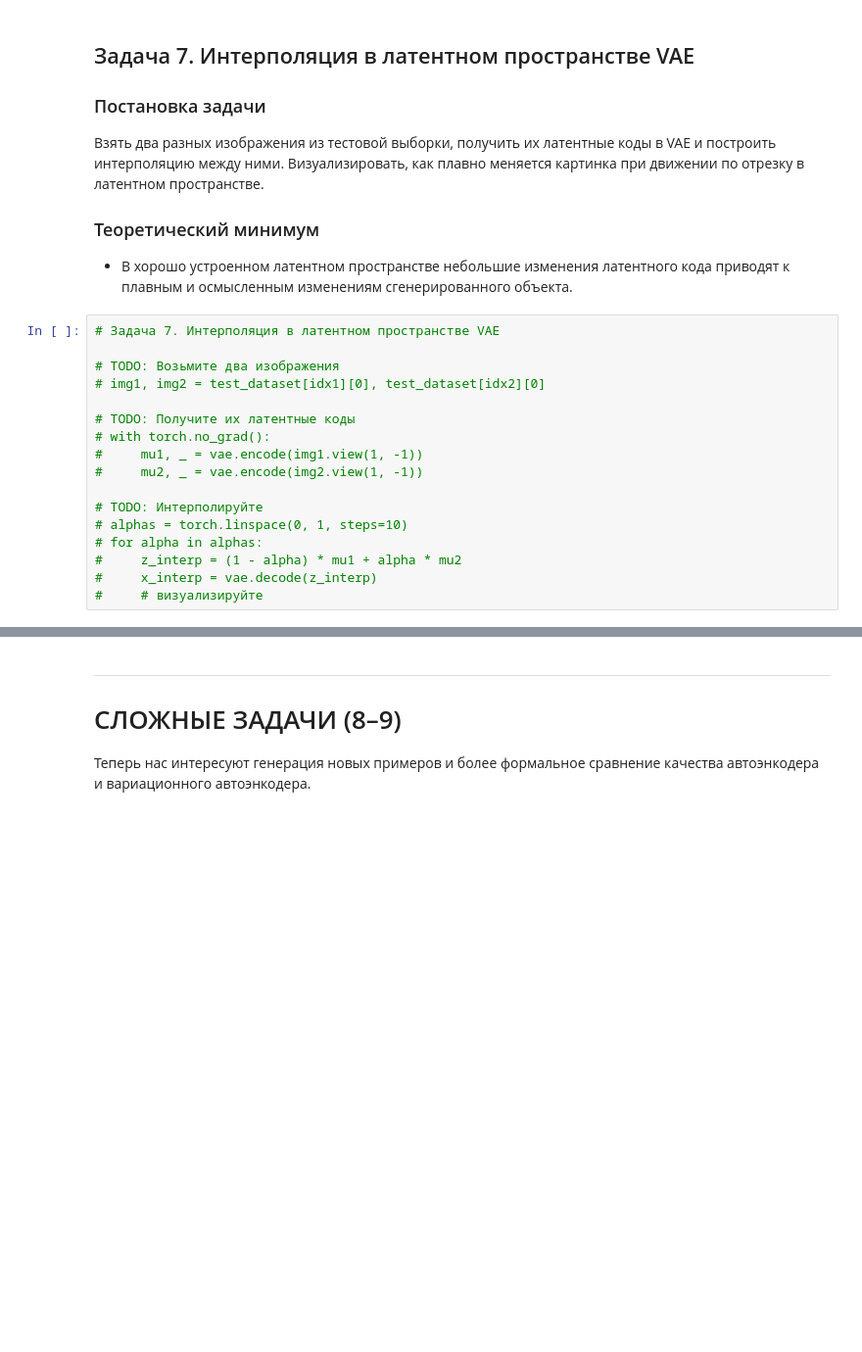
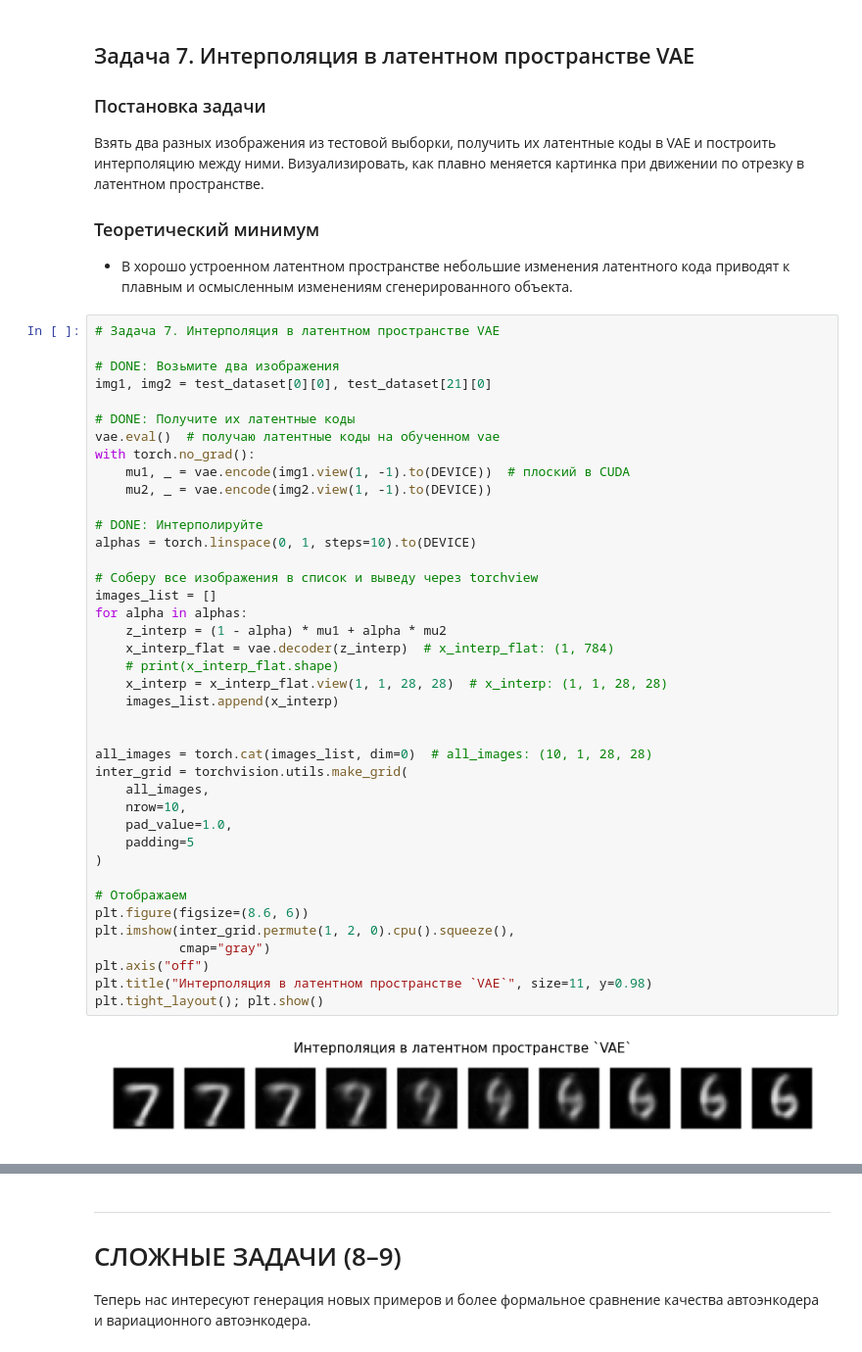
Before and after one commit to EgrSlv/DeepLearning__MIPT, a Jupyter notebook: Hw5_m5_ae_vae__Solovev_Egor.ipynb, the cells around one changed output, grey strips where cells are left out. Shown at 98% size. Drawn from its saved outputs; the diff is of its cells as text; blank space fills up the shorter version.

```diff
--- a/Hw5_m5_ae_vae__Solovev_Egor.ipynb
+++ b/Hw5_m5_ae_vae__Solovev_Egor.ipynb
@@ -517,19 +740,44 @@ class VAE(nn.Module):
 # %%
 # Задача 7. Интерполяция в латентном пространстве VAE
 
-# TODO: Возьмите два изображения
-# img1, img2 = test_dataset[idx1][0], test_dataset[idx2][0]
+# DONE: Возьмите два изображения
+img1, img2 = test_dataset[0][0], test_dataset[21][0]
 
-# TODO: Получите их латентные коды
-# with torch.no_grad():
-#     mu1, _ = vae.encode(img1.view(1, -1))
-#     mu2, _ = vae.encode(img2.view(1, -1))
+# DONE: Получите их латентные коды
+vae.eval()  # получаю латентные коды на обученном vae
+with torch.no_grad():
+    mu1, _ = vae.encode(img1.view(1, -1).to(DEVICE))  # плоский в CUDA
+    mu2, _ = vae.encode(img2.view(1, -1).to(DEVICE))
 
-# TODO: Интерполируйте
-# alphas = torch.linspace(0, 1, steps=10)
-# for alpha in alphas:
-#     z_interp = (1 - alpha) * mu1 + alpha * mu2
-#     x_interp = vae.decode(z_interp)
-#     # визуализируйте
+# DONE: Интерполируйте
+alphas = torch.linspace(0, 1, steps=10).to(DEVICE)
+
+# Соберу все изображения в список и выведу через torchview
+images_list = []
+for alpha in alphas:
+    z_interp = (1 - alpha) * mu1 + alpha * mu2
+    x_interp_flat = vae.decoder(z_interp)  # x_interp_flat: (1, 784)
+    # print(x_interp_flat.shape)
+    x_interp = x_interp_flat.view(1, 1, 28, 28)  # x_interp: (1, 1, 28, 28)
+    images_list.append(x_interp)
+
+
+all_images = torch.cat(images_list, dim=0)  # all_images: (10, 1, 28, 28)
+inter_grid = torchvision.utils.make_grid(
+    all_images,
+    nrow=10,
+    pad_value=1.0,
+    padding=5
+)
+
+# Отображаем
+plt.figure(figsize=(8.6, 6))
+plt.imshow(inter_grid.permute(1, 2, 0).cpu().squeeze(),
+           cmap="gray")
+plt.axis("off")
+plt.title("Интерполяция в латентном пространстве `VAE`", size=11, y=0.98)
+plt.tight_layout(); plt.show()
+# %% [output]
+[figure, added]
 # %% [markdown]
 **Интерпретация:**
```
Also changed, not shown: parts of 19 cells of this notebook.
